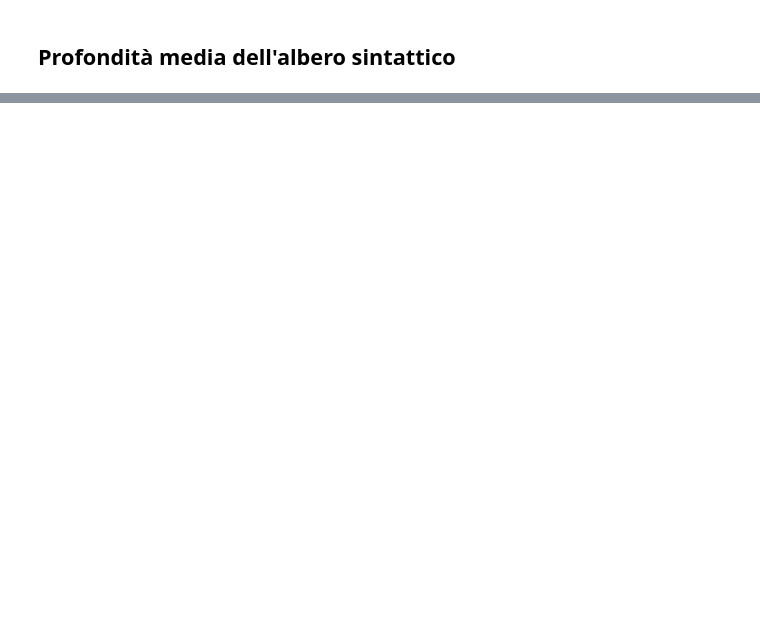
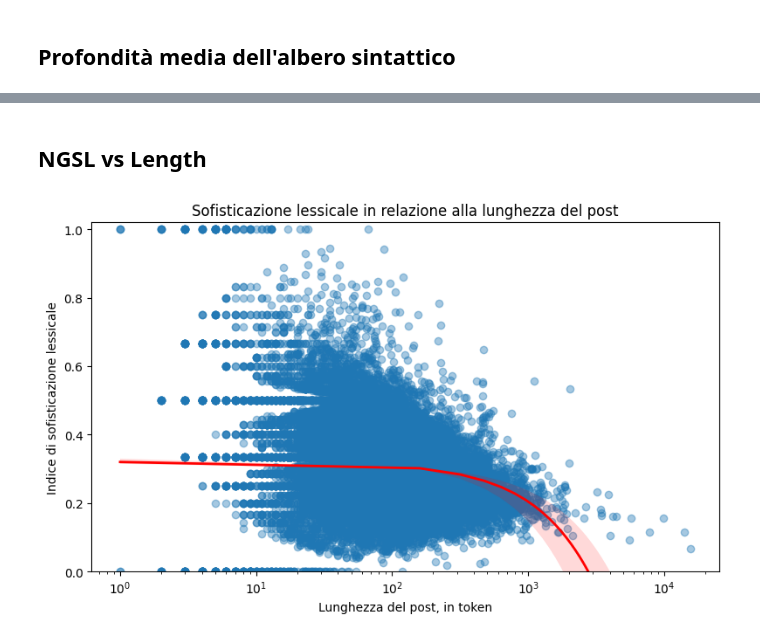
Before and after one commit to in-bloom/progetto_tirocinio, a Jupyter notebook: notebooks/2_analisi_post.ipynb, the cells around one changed output, grey strips where cells are left out. Drawn from its saved outputs; the diff is of its cells as text; code cells hidden in the pictures; blank space fills up the shorter version.

```diff
--- a/notebooks/2_analisi_post.ipynb
+++ b/notebooks/2_analisi_post.ipynb
@@ -142,0 +172,23 @@ plt.show()
+# %% [markdown]
+## NGSL vs Length
+# %%
+plt.figure(figsize=(8, 5))
+
+sns.regplot(
+    data=data,
+    x="post_length",
+    y="lexical_sophistication",
+    scatter_kws={"alpha": 0.4},
+    line_kws={"linewidth": 2, "color": "red"}
+)
+
+plt.xscale("log")
+plt.ylim(0, 1.02)
+
+plt.xlabel("Lunghezza del post, in token")
+plt.ylabel("Indice di sofisticazione lessicale")
+plt.title("Sofisticazione lessicale in relazione alla lunghezza del post")
+plt.tight_layout()
+plt.show()
+# %% [output]
+[figure, added]
```
Also changed, not shown: parts of 13 cells of this notebook, 12 other files.
